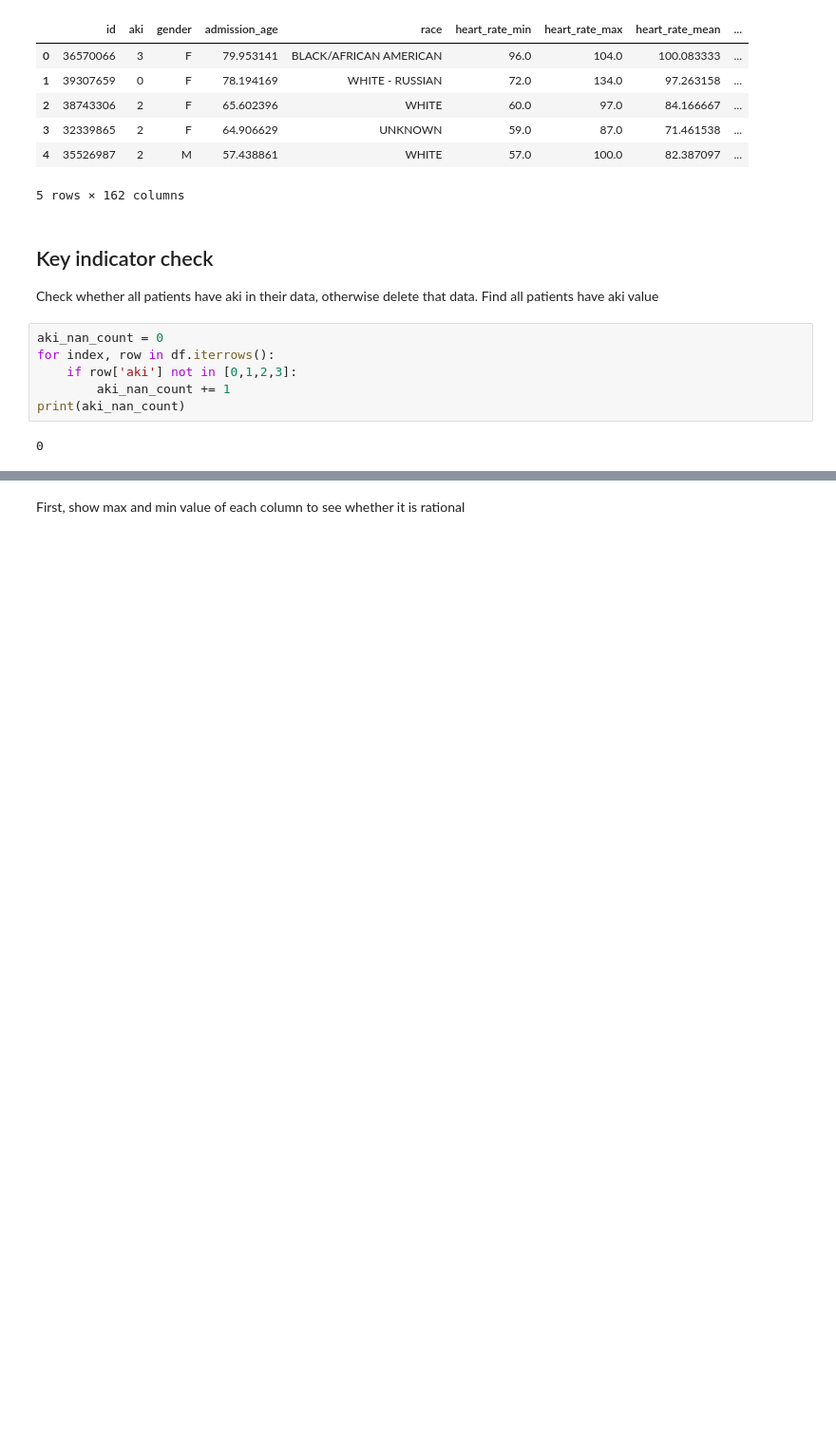
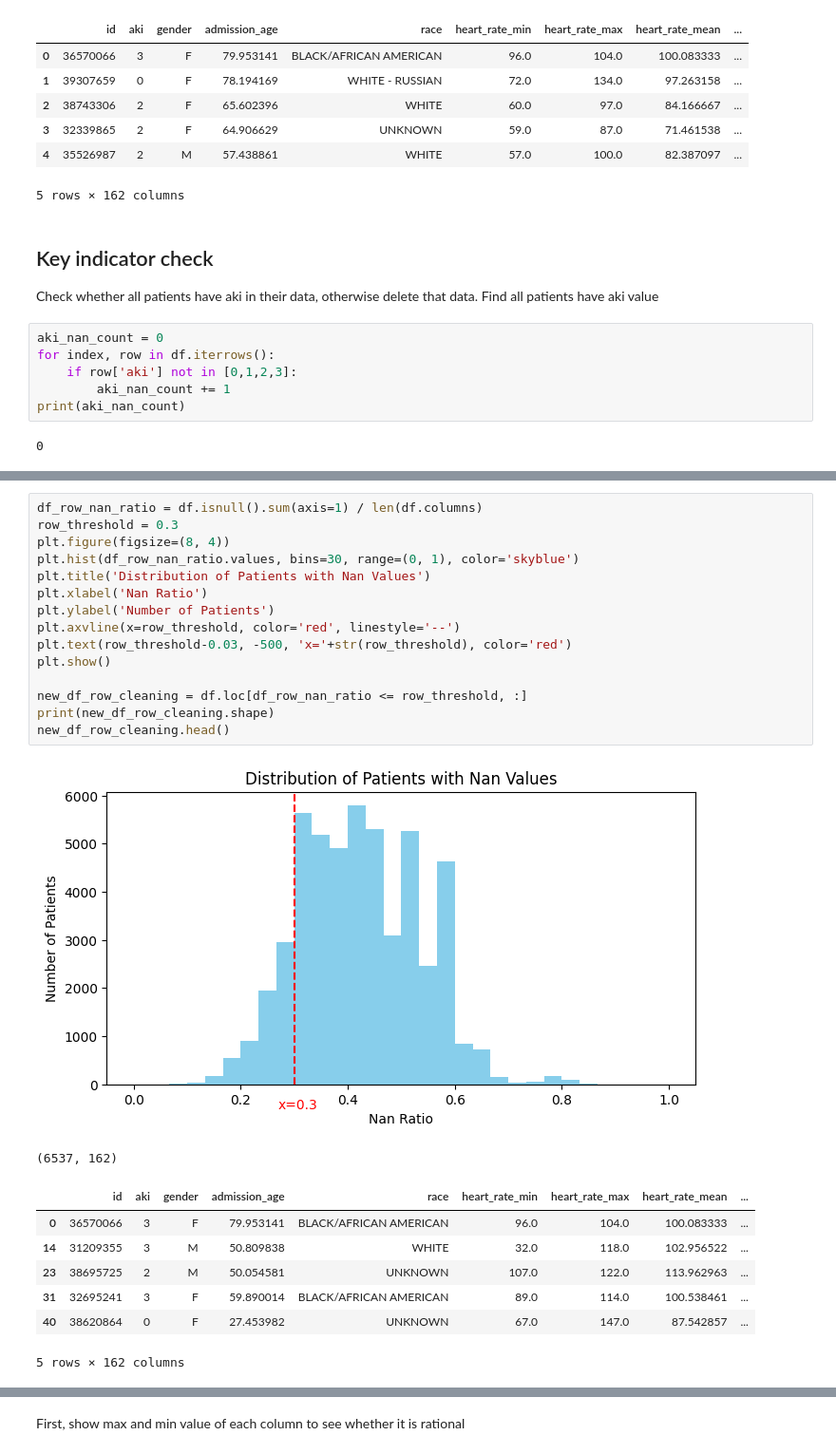
Before and after one commit to NUSLCC/SPH_Assignment1, a Jupyter notebook: assignment1.ipynb, the cells around one changed output, grey strips where cells are left out. Shown: that part at 95% size. Drawn from its saved outputs; the diff is of its cells as text; blank space fills up the shorter version.

```diff
--- a/assignment1.ipynb
+++ b/assignment1.ipynb
@@ -44,0 +51,25 @@ print(aki_nan_count)
+# %%
+df_row_nan_ratio = df.isnull().sum(axis=1) / len(df.columns)
+row_threshold = 0.3
+plt.figure(figsize=(8, 4))
+plt.hist(df_row_nan_ratio.values, bins=30, range=(0, 1), color='skyblue')
+plt.title('Distribution of Patients with Nan Values')
+plt.xlabel('Nan Ratio')
+plt.ylabel('Number of Patients')
+plt.axvline(x=row_threshold, color='red', linestyle='--')
+plt.text(row_threshold-0.03, -500, 'x='+str(row_threshold), color='red')
+plt.show()
+
+new_df_row_cleaning = df.loc[df_row_nan_ratio <= row_threshold, :]
+print(new_df_row_cleaning.shape)
+new_df_row_cleaning.head()
+# %% [output]
+[figure, added]
+(6537, 162)
+|  | id | aki | gender | admission_age | race | heart_rate_min | heart_rate_max | heart_rate_mean | ... |
+| 0 | 36570066 | 3 | F | 79.953141 | BLACK/AFRICAN AMERICAN | 96.0 | 104.0 | 100.083333 | ... |
+| 14 | 31209355 | 3 | M | 50.809838 | WHITE | 32.0 | 118.0 | 102.956522 | ... |
+| 23 | 38695725 | 2 | M | 50.054581 | UNKNOWN | 107.0 | 122.0 | 113.962963 | ... |
+| 31 | 32695241 | 3 | F | 59.890014 | BLACK/AFRICAN AMERICAN | 89.0 | 114.0 | 100.538461 | ... |
+| 40 | 38620864 | 0 | F | 27.453982 | UNKNOWN | 67.0 | 147.0 | 87.542857 | ... |
+5 rows × 162 columns
```
Also changed, not shown: parts of 13 cells of this notebook.
